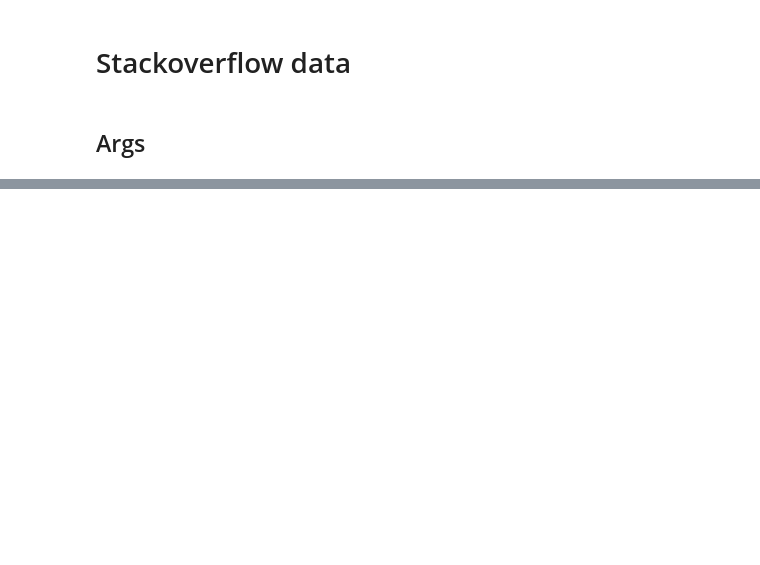
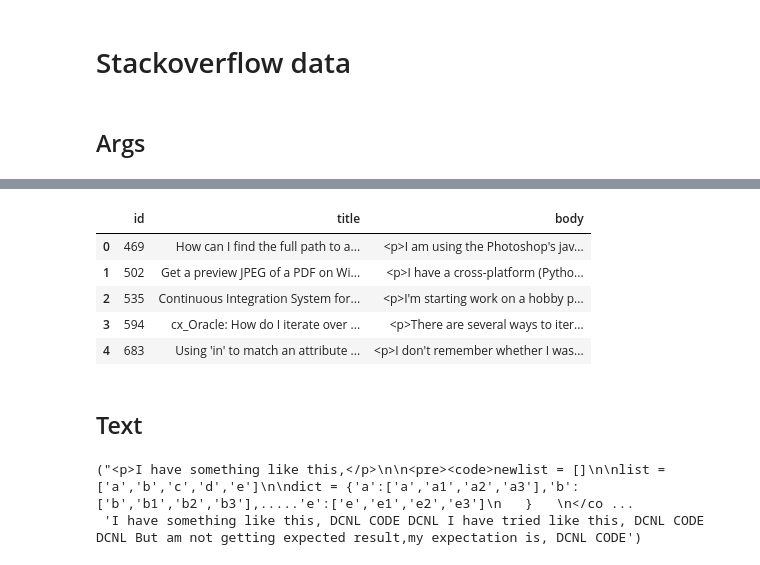
Before and after one commit to stasbel/task-gen, a Jupyter notebook: stackoverflow_data.ipynb, the cells around one changed output, grey strips where cells are left out. Saved outputs shown, nothing was run; the diff lists cells and outputs as text; code cells hidden in the pictures; blank space fills up the shorter version.

```diff
--- a/stackoverflow_data.ipynb
+++ b/stackoverflow_data.ipynb
@@ -44,0 +51,13 @@ random.sample(df.Body.tolist(), 10)
+# %%
+qdf.drop(['OwnerUserId', 'CreationDate', 'Score'], axis=1, inplace=True)
+qdf.rename({c: c.lower() for c in qdf.columns}, axis=1, inplace=True)
+qdf.head()
+# %% [output]
+|  | id | title | body |
+| 0 | 469 | How can I find the full path to a... | <p>I am using the Photoshop's jav... |
+| 1 | 502 | Get a preview JPEG of a PDF on Wi... | <p>I have a cross-platform (Pytho... |
+| 2 | 535 | Continuous Integration System for... | <p>I'm starting work on a hobby p... |
+| 3 | 594 | cx_Oracle: How do I iterate over ... | <p>There are several ways to iter... |
+| 4 | 683 | Using 'in' to match an attribute ... | <p>I don't remember whether I was... |
+# %% [markdown]
+## Text
@@ -44,0 +66,6 @@ random.sample(df.Body.tolist(), 10)
+# %%
+sample = qdf.body.sample().iloc[0]
+sample, HTMLPreprocessor().fit_transform([sample])[0]
+# %% [output]
+("<p>I have something like this,</p>\n\n<pre><code>newlist = []\n\nlist =['a','b','c','d','e']\n\ndict = {'a':['a','a1','a2','a3'],'b':['b','b1','b2','b3'],.....'e':['e','e1','e2','e3']\n   }   \n</co ...
+ 'I have something like this, DCNL CODE DCNL I have tried like this, DCNL CODE DCNL But am not getting expected result,my expectation is, DCNL CODE')
```
Also changed, not shown: parts of 26 cells of this notebook.
